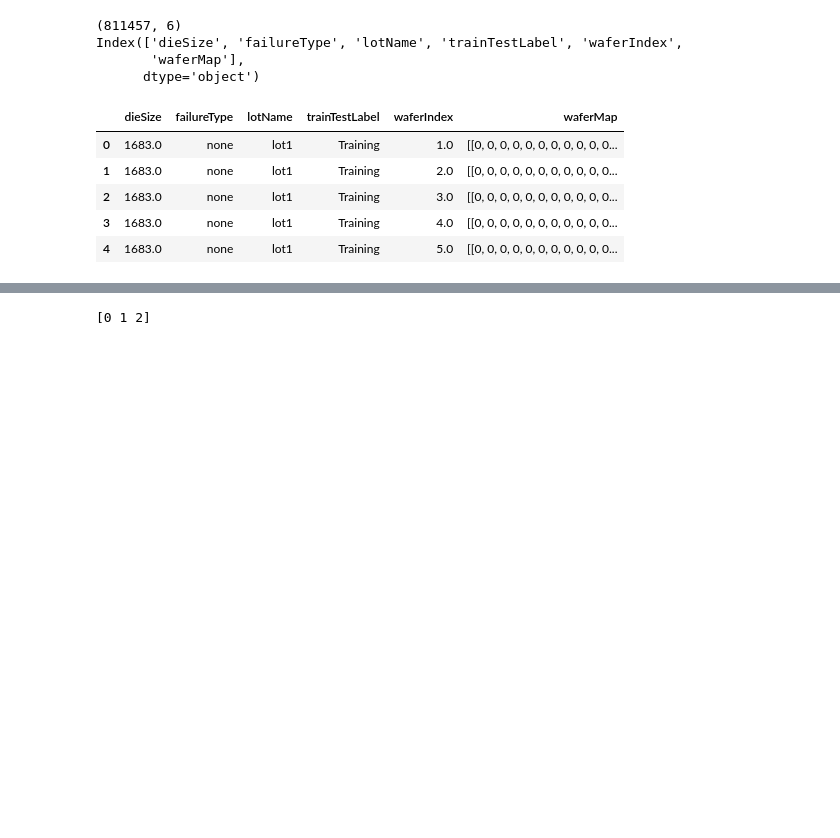
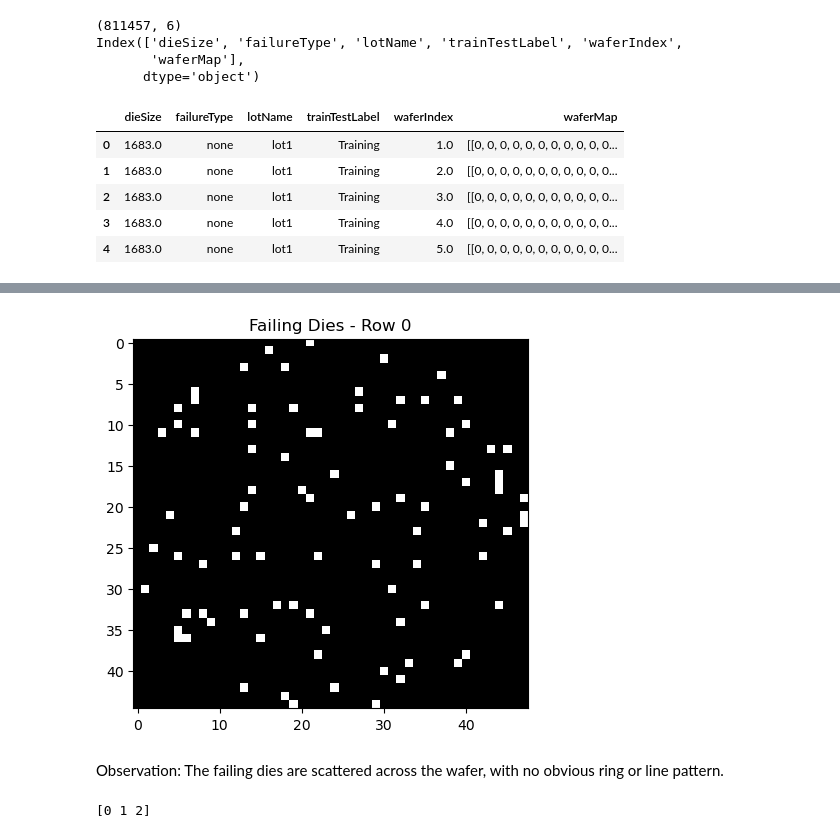
Before and after one commit to Chen-Connie/wm811k-wafer-classification, a Jupyter notebook: wm811k_exploration.ipynb, the cells around one changed output, grey strips where cells are left out. Drawn from its saved outputs; the diff is of its cells as text; code cells hidden in the pictures; blank space fills up the shorter version.

Commit message:
Add experiment results and Day 1 wafer map inspection

```diff
--- a/wm811k_exploration.ipynb
+++ b/wm811k_exploration.ipynb
@@ -47,5 +84,14 @@ plt.title("Wafer Map - Row 0")
 Text(0.5, 1.0, 'Wafer Map - Row 0')
 [figure]
+# %%
+# Highlight only the dies that failed the test.
+plt.imshow(wafer == 2, cmap="gray")
+plt.title("Failing Dies - Row 0")
+plt.show()
+# %% [output]
+[figure, added]
+# %% [markdown]
+Observation: The failing dies are scattered across the wafer, with no obvious ring or line pattern.
 # %%
 import numpy as np
 
```
Also changed, not shown: parts of 27 cells of this notebook, 16 other files.
